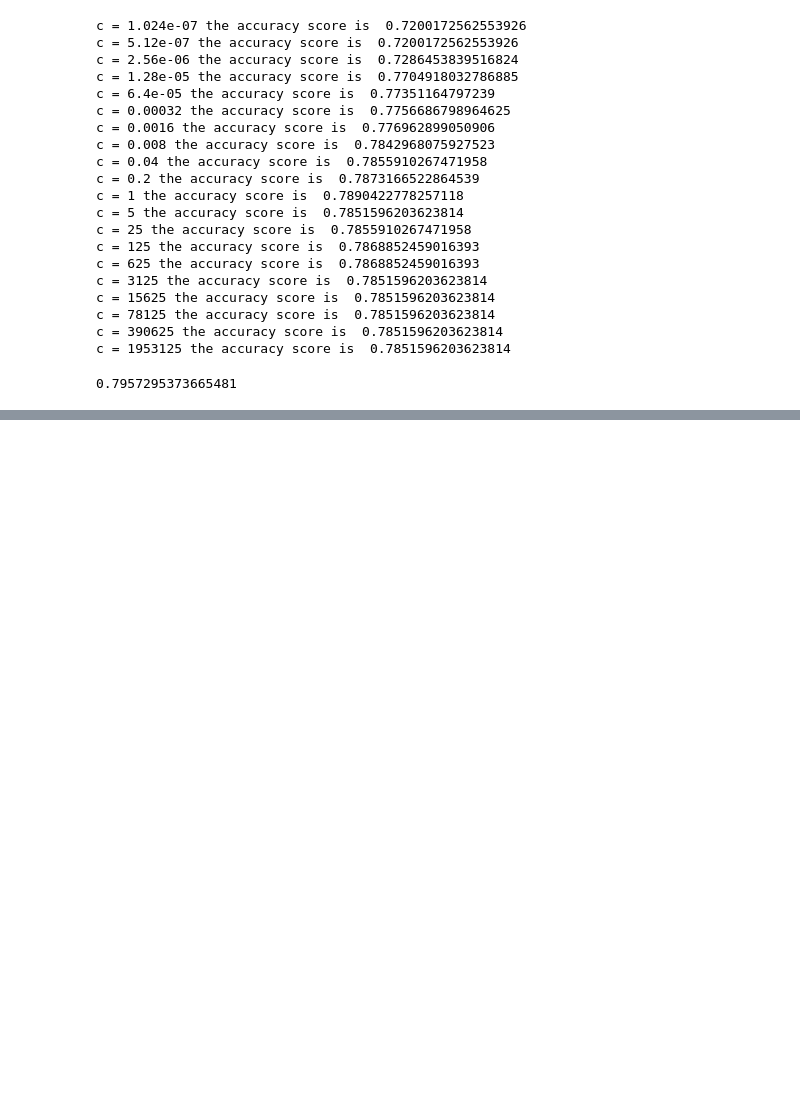
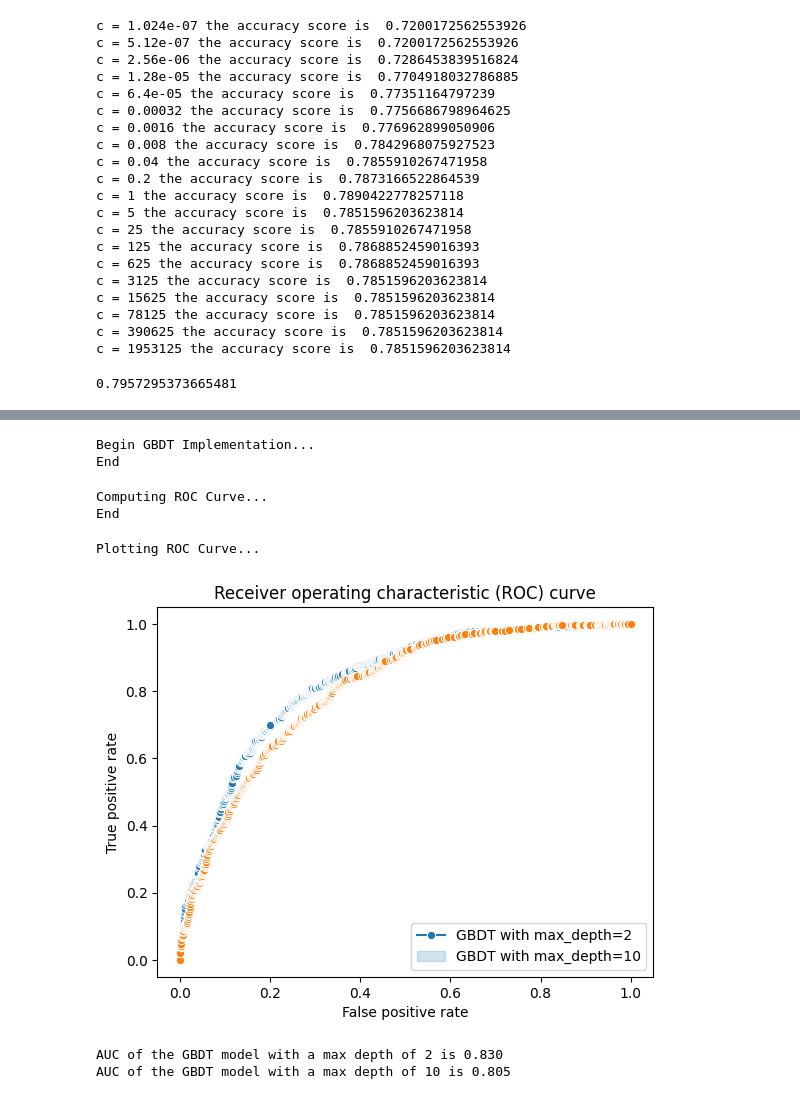
Before and after one commit to Isabellarasku/Verizon-2, a Jupyter notebook: ModelVerizon#2.ipynb, the cells around one changed output, grey strips where cells are left out. Drawn from its saved outputs; the diff is of its cells as text; code cells hidden in the pictures; blank space fills up the shorter version.

```diff
--- a/ModelVerizon#2.ipynb
+++ b/ModelVerizon#2.ipynb
@@ -1004,0 +1079,61 @@ accuracy
+# %%
+# modeling using Gradient Boost
+from sklearn.ensemble import GradientBoostingClassifier
+X_train, X_test, y_train, y_test = train_test_split(X, y, test_size=0.33, random_state=1234)
+print('Begin GBDT Implementation...')
+gbdt_2_model = GradientBoostingClassifier(n_estimators=50, max_depth=2)
+
+gbdt_2_model.fit(X_train, y_train)
+
+gbdt_2_predictions = gbdt_2_model.predict_proba(X_test)[:, 1].tolist()
+
+gbdt_10_model = GradientBoostingClassifier(n_estimators=50, max_depth=10)
+
+
+gbdt_10_model.fit(X_train, y_train)
+
+gbdt_10_predictions = gbdt_10_model.predict_proba(X_test)[:, 1].tolist()
+
+print('End')
+# %% [output]
+Begin GBDT Implementation...
+End
+# %%
+# evalutation metrics for Gradient Boost
+print('Computing ROC Curve...')
+fpr_2, tpr_2, thresholds_2 = roc_curve(y_test, gbdt_2_predictions)
+fpr_10, tpr_10, thresholds_10 = roc_curve(y_test, gbdt_10_predictions)
+print('End')
+# %% [output]
+Computing ROC Curve...
+End
+# %%
+# data visualization for Gradient Boost
+print('Plotting ROC Curve...')
+
+fig = plt.figure()
+ax = fig.add_subplot(111)
+
+
+sns.lineplot(x=fpr_2, y=tpr_2, marker = 'o')
+sns.lineplot(x=fpr_10, y=tpr_10, marker = 'o')
+
+plt.title("Receiver operating characteristic (ROC) curve")
+plt.xlabel("False positive rate")
+plt.ylabel("True positive rate")
+plt.legend(['GBDT with max_depth=2', 'GBDT with max_depth=10'])
+plt.show()
+# %% [output]
+Plotting ROC Curve...
+[figure, added]
+# %%
+auc_2 = auc(fpr_2, tpr_2)
+
+print("AUC of the GBDT model with a max depth of 2 is {:.3f}".format(auc_2))
+
+auc_10 = auc(fpr_10, tpr_10)
+
+print("AUC of the GBDT model with a max depth of 10 is {:.3f}".format(auc_10))
+# %% [output]
+AUC of the GBDT model with a max depth of 2 is 0.830
+AUC of the GBDT model with a max depth of 10 is 0.805
```
Also changed, not shown: parts of 13 cells of this notebook.
